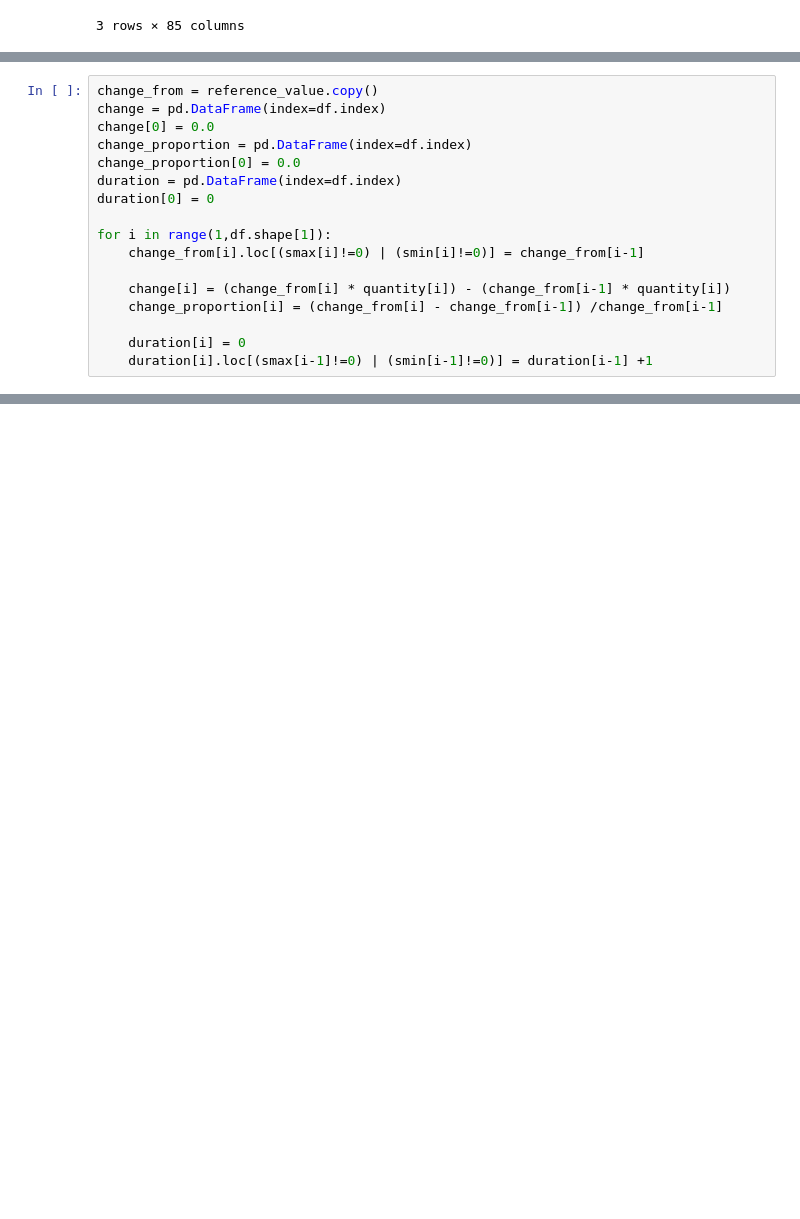
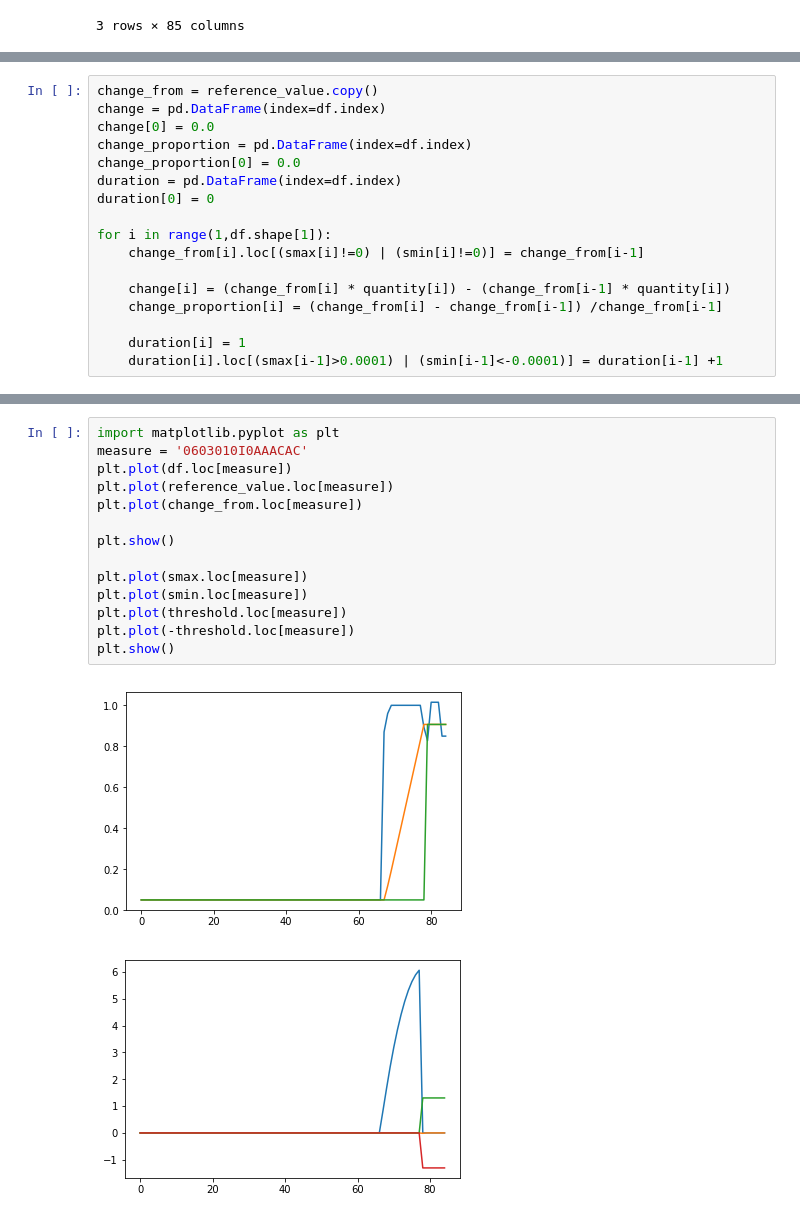
Before and after one commit to ebmdatalab/outlier-detection, a Jupyter notebook: ppu_change_detection/PPU_change_detecting.ipynb, the cells around one changed output, grey strips where cells are left out. Drawn from its saved outputs; the diff is of its cells as text; blank space fills up the shorter version.

```diff
--- a/ppu_change_detection/PPU_change_detecting.ipynb
+++ b/ppu_change_detection/PPU_change_detecting.ipynb
@@ -179,5 +241,5 @@ for i in range(1,df.shape[1]):
     change[i] = (change_from[i] * quantity[i]) - (change_from[i-1] * quantity[i])
     change_proportion[i] = (change_from[i] - change_from[i-1]) /change_from[i-1]
 
-    duration[i] = 0
-    duration[i].loc[(smax[i-1]!=0) | (smin[i-1]!=0)] = duration[i-1] +1
+    duration[i] = 1
+    duration[i].loc[(smax[i-1]>0.0001) | (smin[i-1]<-0.0001)] = duration[i-1] +1
@@ -183,0 +285,17 @@ for i in range(1,df.shape[1]):
+# %%
+import matplotlib.pyplot as plt
+measure = '0603010I0AAACAC'
+plt.plot(df.loc[measure])
+plt.plot(reference_value.loc[measure])
+plt.plot(change_from.loc[measure])
+
+plt.show()
+
+plt.plot(smax.loc[measure])
+plt.plot(smin.loc[measure])
+plt.plot(threshold.loc[measure])
+plt.plot(-threshold.loc[measure])
+plt.show()
+# %% [output]
+[figure, added]
+[figure, added]
```
Also changed, not shown: parts of 31 cells of this notebook, 1 other file.
